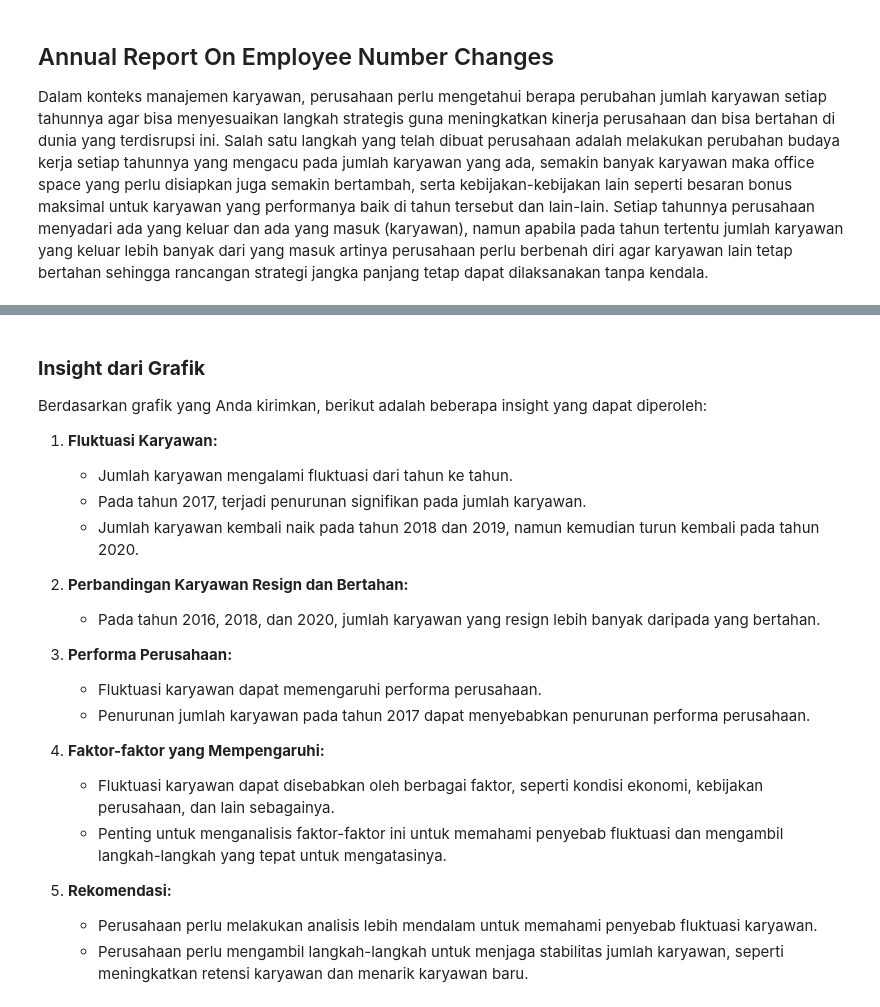
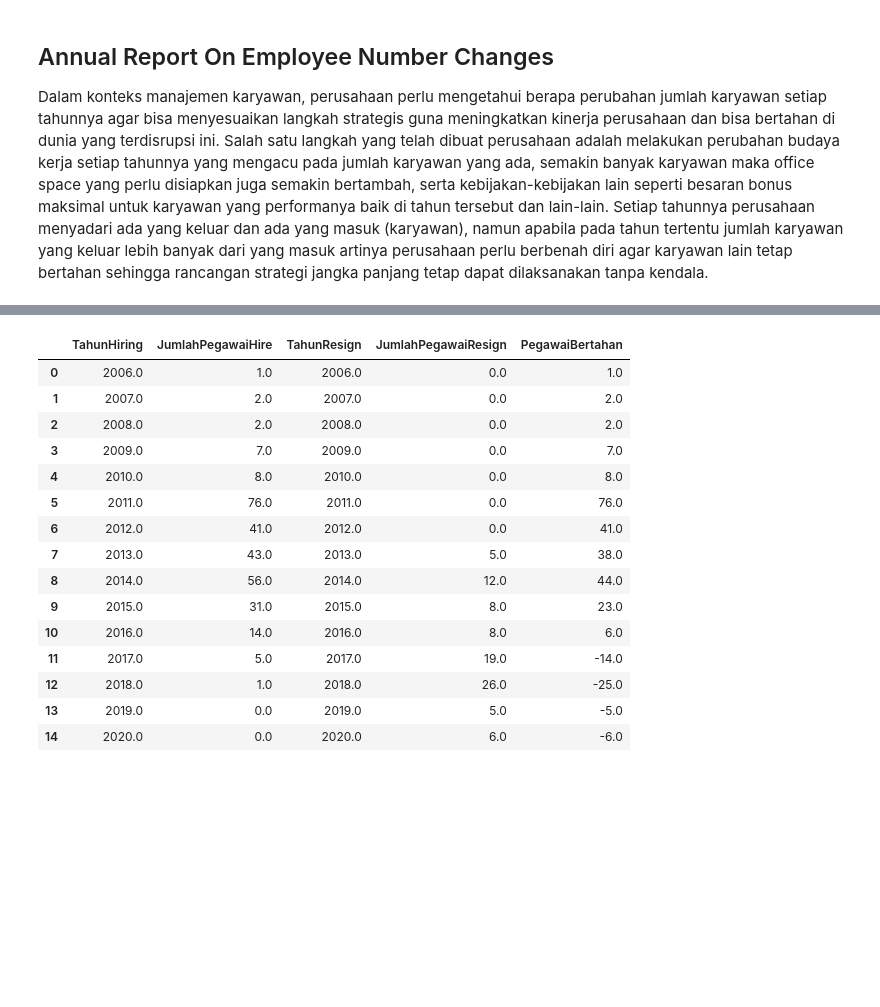
Before and after one commit to imalfunadam/Improving-Employee-Retention-By-Predicting-Employee-Attrition-Using-Machine-Learning, a Jupyter notebook: Predicting Employee Attrition.ipynb, the cells around one changed output, grey strips where cells are left out. Saved outputs shown, nothing was run; the diff lists cells and outputs as text; code cells hidden in the pictures; blank space fills up the shorter version.

```diff
--- a/Predicting Employee Attrition.ipynb
+++ b/Predicting Employee Attrition.ipynb
@@ -514,10 +386,0 @@ Dari data tentang jumlah karyawan yang dipekerjakan dan jumlah karyawan yang res
-# %%
-# Isi nilai kosong di kolom "TahunHiring" dengan nilai sebelumnya berdasarkan urutan
-df["TahunHiring"].fillna(method="ffill", inplace=True)
-# Isi nilai kosong di kolom "TahunResign" dengan nilai berikutnya berdasarkan urutan
-df["TahunResign"].fillna(method="bfill", inplace=True)
-# Cetak dataframe
-#print(df.to_string())
-
-# Atau, tampilkan kolom "TahunHiring" dan "TahunResign" saja
-print(df[["TahunHiring", "TahunResign"]].to_string())
@@ -663,24 +386,0 @@ plt.show()
-# %% [markdown]
-### **Insight dari Grafik**
-
-Berdasarkan grafik yang Anda kirimkan, berikut adalah beberapa insight yang dapat diperoleh:
-
-1. **Fluktuasi Karyawan:**
-    - Jumlah karyawan mengalami fluktuasi dari tahun ke tahun.
-    - Pada tahun 2017, terjadi penurunan signifikan pada jumlah karyawan.
-    - Jumlah karyawan kembali naik pada tahun 2018 dan 2019, namun kemudian turun kembali pada tahun 2020.
-
-2. **Perbandingan Karyawan Resign dan Bertahan:**
-    - Pada tahun 2016, 2018, dan 2020, jumlah karyawan yang resign lebih banyak daripada yang bertahan.
-
-3. **Performa Perusahaan:**
-    - Fluktuasi karyawan dapat memengaruhi performa perusahaan.
-    - Penurunan jumlah karyawan pada tahun 2017 dapat menyebabkan penurunan performa perusahaan.
-
-4. **Faktor-faktor yang Mempengaruhi:**
-    - Fluktuasi karyawan dapat disebabkan oleh berbagai faktor, seperti kondisi ekonomi, kebijakan perusahaan, dan lain sebagainya.
-    - Penting untuk menganalisis faktor-faktor ini untuk memahami penyebab fluktuasi dan mengambil langkah-langkah yang tepat untuk mengatasinya.
-
-5. **Rekomendasi:**
-    - Perusahaan perlu melakukan analisis lebih mendalam untuk memahami penyebab fluktuasi karyawan.
-    - Perusahaan perlu mengambil langkah-langkah untuk menjaga stabilitas jumlah karyawan, seperti meningkatkan retensi karyawan dan menarik karyawan baru.
@@ -686,0 +411,45 @@ Berdasarkan grafik yang Anda kirimkan, berikut adalah beberapa insight yang dapa
+# %%
+annual_hiring_agg =  (
+    df
+    .groupby('TahunHiring')['Username']
+    .count()
+    .to_frame()
+    .reset_index()
+    .rename(columns={'Username': 'JumlahPegawaiHire'})
+    .sort_values(by='TahunHiring', ascending=True)
+)
+
+annual_resign_agg = (
+    df
+    .groupby('TahunResign')['Username']
+    .count()
+    .to_frame()
+    .reset_index()
+    .rename(columns={'Username': 'JumlahPegawaiResign'})
+    .sort_values(by='TahunResign', ascending=True)
+)
+
+annual_hr_agg = annual_hiring_agg.merge(annual_resign_agg, how='outer', left_on='TahunHiring', right_on='TahunResign')
+annual_hr_agg['TahunHiring'] = annual_hr_agg['TahunHiring'].fillna(annual_hr_agg['TahunResign'])
+annual_hr_agg['TahunResign'] = annual_hr_agg['TahunResign'].fillna(annual_hr_agg['TahunHiring'])
+annual_hr_agg.fillna(0, inplace=True)
+
+annual_hr_agg['PegawaiBertahan'] = annual_hr_agg['JumlahPegawaiHire'] - annual_hr_agg['JumlahPegawaiResign']
+annual_hr_agg
+# %% [output]
+|  | TahunHiring | JumlahPegawaiHire | TahunResign | JumlahPegawaiResign | PegawaiBertahan |
+| 0 | 2006.0 | 1.0 | 2006.0 | 0.0 | 1.0 |
+| 1 | 2007.0 | 2.0 | 2007.0 | 0.0 | 2.0 |
+| 2 | 2008.0 | 2.0 | 2008.0 | 0.0 | 2.0 |
+| 3 | 2009.0 | 7.0 | 2009.0 | 0.0 | 7.0 |
+| 4 | 2010.0 | 8.0 | 2010.0 | 0.0 | 8.0 |
+| 5 | 2011.0 | 76.0 | 2011.0 | 0.0 | 76.0 |
+| 6 | 2012.0 | 41.0 | 2012.0 | 0.0 | 41.0 |
+| 7 | 2013.0 | 43.0 | 2013.0 | 5.0 | 38.0 |
+| 8 | 2014.0 | 56.0 | 2014.0 | 12.0 | 44.0 |
+| 9 | 2015.0 | 31.0 | 2015.0 | 8.0 | 23.0 |
+| 10 | 2016.0 | 14.0 | 2016.0 | 8.0 | 6.0 |
+| 11 | 2017.0 | 5.0 | 2017.0 | 19.0 | -14.0 |
+| 12 | 2018.0 | 1.0 | 2018.0 | 26.0 | -25.0 |
+| 13 | 2019.0 | 0.0 | 2019.0 | 5.0 | -5.0 |
+| 14 | 2020.0 | 0.0 | 2020.0 | 6.0 | -6.0 |
```
Also changed, not shown: parts of 13 cells of this notebook.
